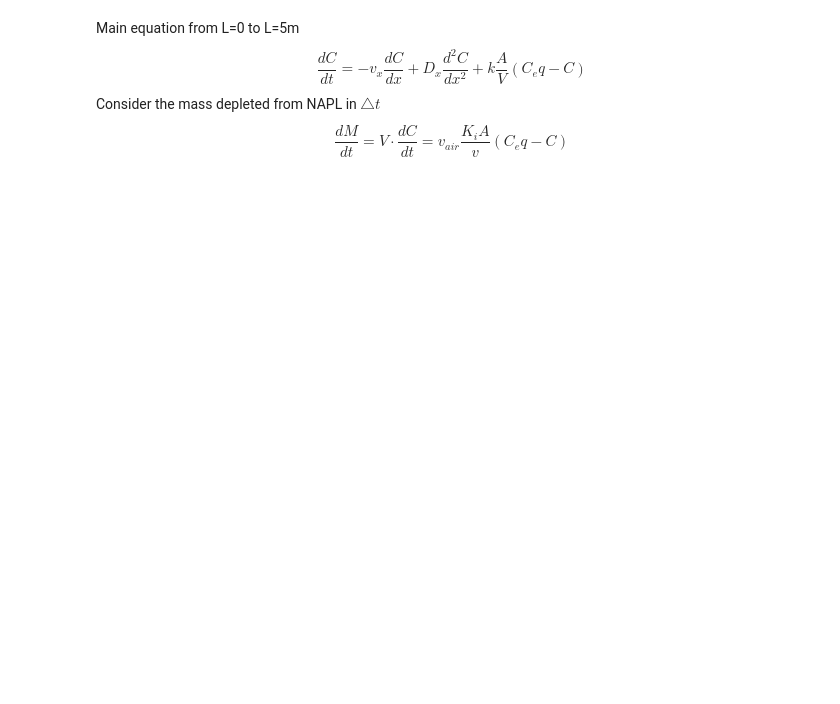
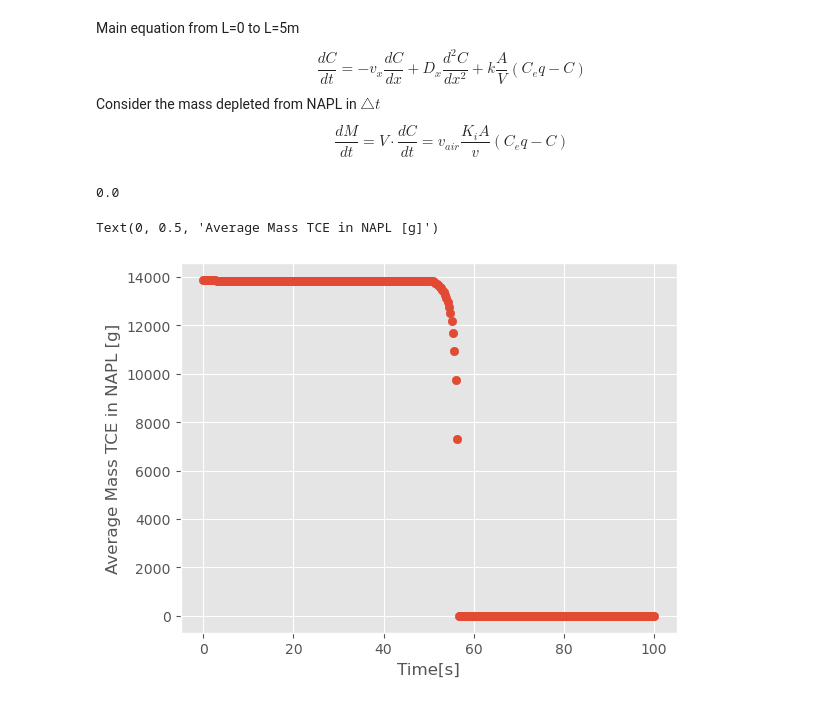
Before and after one commit to sebastianibam002/bioremediation, a Jupyter notebook: bioremediation_analysis.ipynb, the cells around one changed output. Cells and saved outputs as stored; diff of their text form; code cells hidden in the pictures; blank space fills up the shorter version.

```diff
--- a/bioremediation_analysis.ipynb
+++ b/bioremediation_analysis.ipynb
@@ -178,3 +187,17 @@ for t in range(total_time_points - 1):
+# %%
+np.nanmean(tce_mass_mat[:int(L1//delta_x),-2], axis=0)
+# %% [output]
+0.0
+# %%
+plt.scatter(np.linspace(0, total_time, total_time_points), np.nanmean(tce_mass_mat[:int(L1//delta_x),:], axis=0))
+
+#plt.ylim(1.378e8, np.mean(tce_mass_mat[:int(L1//delta_x),0]))
+
+plt.xlabel("Time[s]")
+plt.ylabel("Average Mass TCE in NAPL [g]")
+# %% [output]
+Text(0, 0.5, 'Average Mass TCE in NAPL [g]')
+[figure, added]
 # %%
 guess_dx = Dx*2/v_x
 print(f"Guess for delta_x = {guess_dx}")
```
Also changed, not shown: parts of 7 cells of this notebook.
